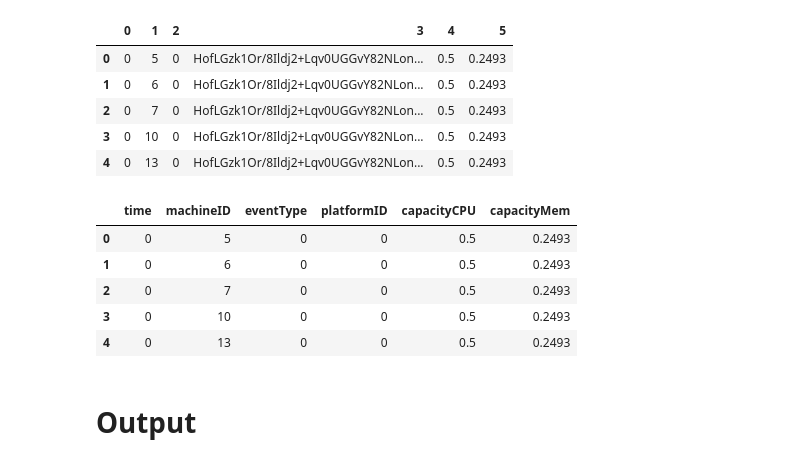
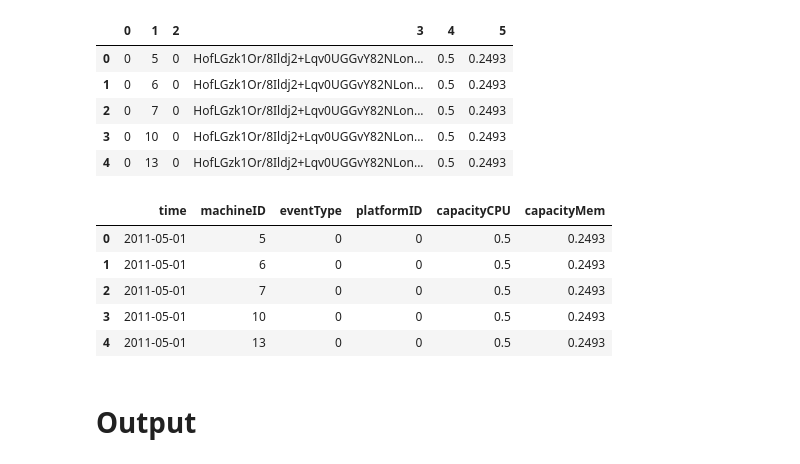
Before and after one commit to davej23/scc411-project, a Jupyter notebook: pre-processing.ipynb, the cells around one changed output. Saved outputs shown, nothing was run; the diff lists cells and outputs as text; code cells hidden in the pictures.

Commit message:
Timestamps and more categorisation

```diff
--- a/pre-processing.ipynb
+++ b/pre-processing.ipynb
@@ -264,16 +315,19 @@ machine_events.head()
 # %%
 machine_events.columns = ['time', 'machineID', 'eventType', 'platformID', 'capacityCPU', 'capacityMem']
 
 # Factorise platformID
 machine_events['platformID'] = pd.factorize(machine_events['platformID'])[0]
+
+# Change time to timestamp
+machine_events['time'] = pd.to_datetime(machine_events['time'], unit='us', origin='2011-05-01')
 machine_events.head()
 # %% [output]
 |  | time | machineID | eventType | platformID | capacityCPU | capacityMem |
-| 0 | 0 | 5 | 0 | 0 | 0.5 | 0.2493 |
-| 1 | 0 | 6 | 0 | 0 | 0.5 | 0.2493 |
-| 2 | 0 | 7 | 0 | 0 | 0.5 | 0.2493 |
-| 3 | 0 | 10 | 0 | 0 | 0.5 | 0.2493 |
-| 4 | 0 | 13 | 0 | 0 | 0.5 | 0.2493 |
+| 0 | 2011-05-01 | 5 | 0 | 0 | 0.5 | 0.2493 |
+| 1 | 2011-05-01 | 6 | 0 | 0 | 0.5 | 0.2493 |
+| 2 | 2011-05-01 | 7 | 0 | 0 | 0.5 | 0.2493 |
+| 3 | 2011-05-01 | 10 | 0 | 0 | 0.5 | 0.2493 |
+| 4 | 2011-05-01 | 13 | 0 | 0 | 0.5 | 0.2493 |
 # %% [markdown]
 # Output
 # %%
```
Also changed, not shown: parts of 10 cells of this notebook.
